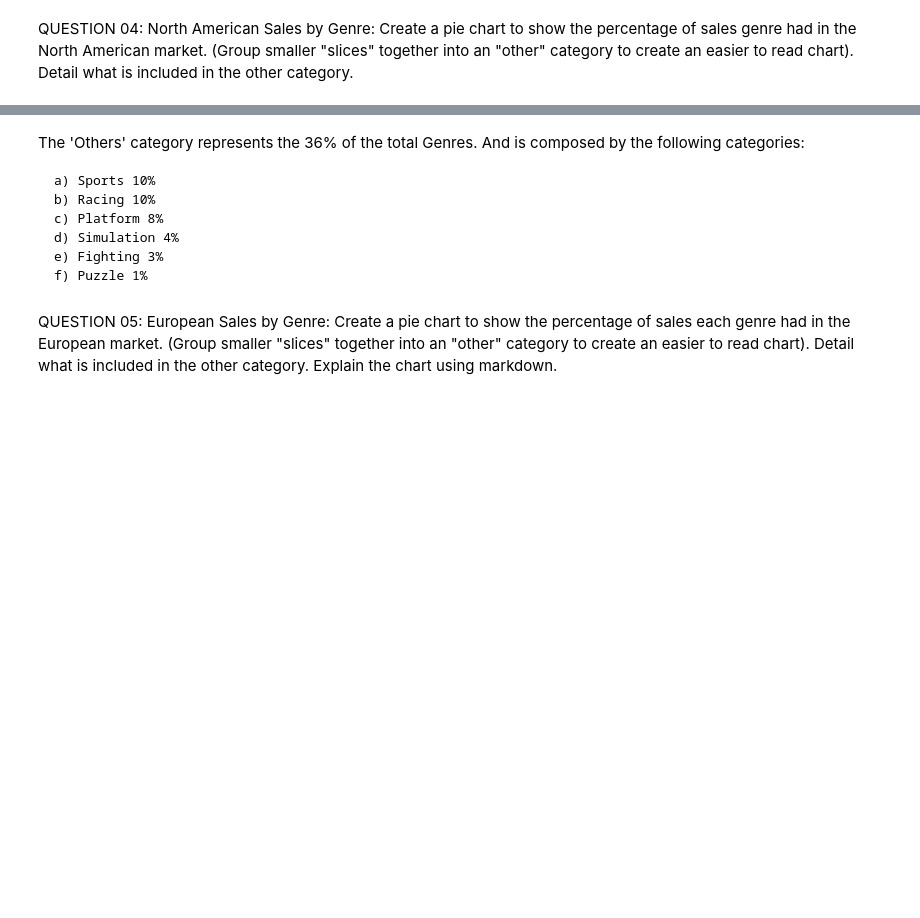
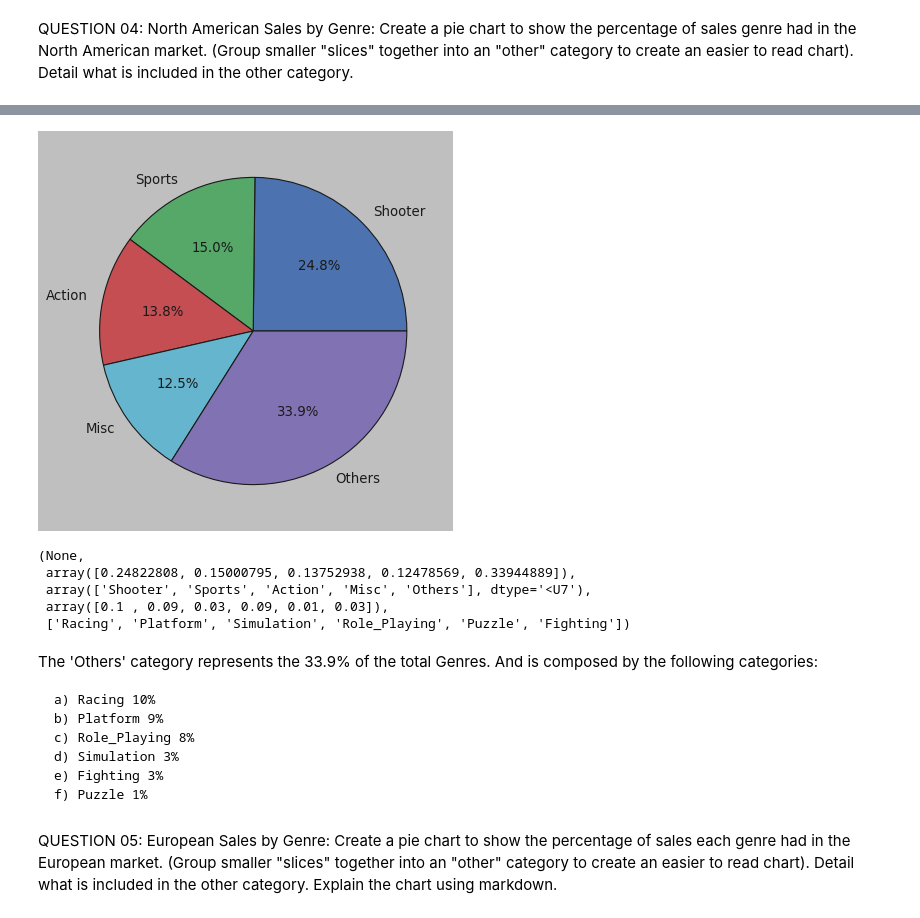
Before and after one commit to 3Grey6Jedi9/Data-Analysis-Project-06, a Jupyter notebook: Video Game Sales.ipynb, the cells around one changed output, grey strips where cells are left out. Saved outputs shown, nothing was run; the diff lists cells and outputs as text; code cells hidden in the pictures; blank space fills up the shorter version.

```diff
--- a/Video Game Sales.ipynb
+++ b/Video Game Sales.ipynb
@@ -172,10 +132,71 @@ plt.show(), propor, genres
+# %%
+Sports = video_game[video_game['Genre']=='Sports']
+Racing = video_game[video_game['Genre']=='Racing']
+Platform = video_game[video_game['Genre']=='Platform']
+Misc = video_game[video_game['Genre']=='Misc']
+Simulation = video_game[video_game['Genre']=='Simulation']
+Action = video_game[video_game['Genre']=='Action']
+Role_Playing = video_game[video_game['Genre']=='Role-Playing']
+Puzzle = video_game[video_game['Genre']=='Puzzle']
+Shooter = video_game[video_game['Genre']=='Shooter']
+Fighting = video_game[video_game['Genre']=='Fighting']
+
+NA_Sports = sum(np.array(Sports['NA_Sales'])).__round__(2)
+NA_Racing = sum(np.array(Racing['NA_Sales'])).__round__(2)
+NA_Platform = sum(np.array(Platform['NA_Sales'])).__round__(2)
+NA_Misc = sum(np.array(Misc['NA_Sales'])).__round__(2)
+NA_Simulation = sum(np.array(Simulation['NA_Sales'])).__round__(2)
+NA_Action = sum(np.array(Action['NA_Sales'])).__round__(2)
+NA_Role_Playing = sum(np.array(Role_Playing['NA_Sales'])).__round__(2)
+NA_Puzzle = sum(np.array(Puzzle['NA_Sales'])).__round__(2)
+NA_Shooter = sum(np.array(Shooter['NA_Sales'])).__round__(2)
+NA_Fighting = sum(np.array(Fighting['NA_Sales'])).__round__(2)
+
+NA_Total_array = np.array([NA_Sports, NA_Racing, NA_Platform, NA_Misc, NA_Simulation, NA_Action, NA_Role_Playing, NA_Puzzle, NA_Shooter, NA_Fighting])
+
+NA_Total = [NA_Sports, NA_Racing, NA_Platform, NA_Misc, NA_Simulation, NA_Action, NA_Role_Playing, NA_Puzzle, NA_Shooter, NA_Fighting]
+
+genres_array = video_game['Genre'].unique()
+
+genres_list_na = ['Sports', 'Racing', 'Platform', 'Misc', 'Simulation', 'Action', 'Role_Playing', 'Puzzle', 'Shooter', 'Fighting']
+
+top_p_na = []
+top_g_na = []
+
+
+while len(top_p_na) < 4:
+    for p in NA_Total:
+        if p == max(NA_Total):
+            top_p_na.append(p)
+            top_g_na.append(genres_list_na[NA_Total.index(p)])
+            genres_list_na.remove(genres_list_na[NA_Total.index(p)])
+            NA_Total.remove(p)
+        else:
+            continue
+
+rest_na = sum(np.array(NA_Total)).__round__(2)
+top_p_na, top_g_na, NA_Total, rest_na, genres_list_na
+na_values = np.append(top_p_na, np.array([rest_na]))
+na_labels = np.append(top_g_na, np.array(['Others']))
+na_values = na_values/sum(NA_Total_array)
+rest_detail_na = (NA_Total/sum(NA_Total_array)).round(2)
+
+plt.pie(na_values, labels=na_labels, autopct='%1.1f%%')
+plt.show(), na_values, na_labels, rest_detail_na, genres_list_na
+# %% [output]
+[figure, added]
+(None,
+ array([0.24822808, 0.15000795, 0.13752938, 0.12478569, 0.33944889]),
+ array(['Shooter', 'Sports', 'Action', 'Misc', 'Others'], dtype='<U7'),
+ array([0.1 , 0.09, 0.03, 0.09, 0.01, 0.03]),
+ ['Racing', 'Platform', 'Simulation', 'Role_Playing', 'Puzzle', 'Fighting'])
 # %% [markdown]
-The 'Others' category represents the 36% of the total Genres. And is composed by the following categories:
+The 'Others' category represents the 33.9% of the total Genres. And is composed by the following categories:
 
-    a) Sports 10%
-    b) Racing 10%
-    c) Platform 8%
-    d) Simulation 4%
+    a) Racing 10%
+    b) Platform 9%
+    c) Role_Playing 8%
+    d) Simulation 3%
     e) Fighting 3%
     f) Puzzle 1%
 # %% [markdown]
```
Also changed, not shown: parts of 3 cells of this notebook.
